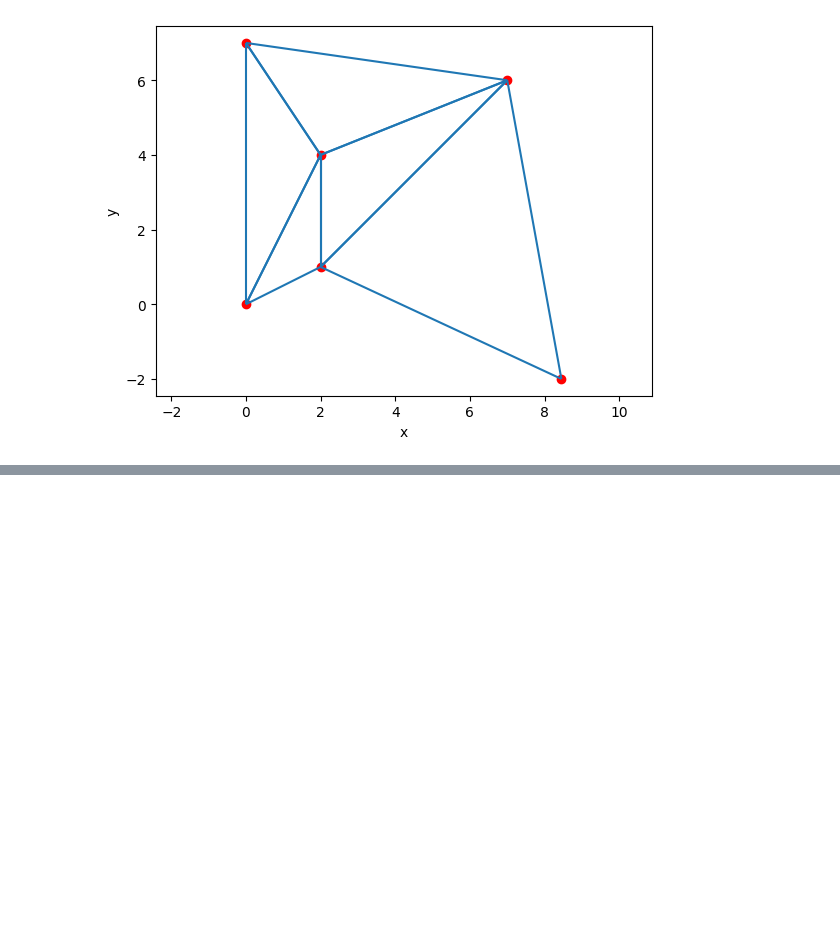
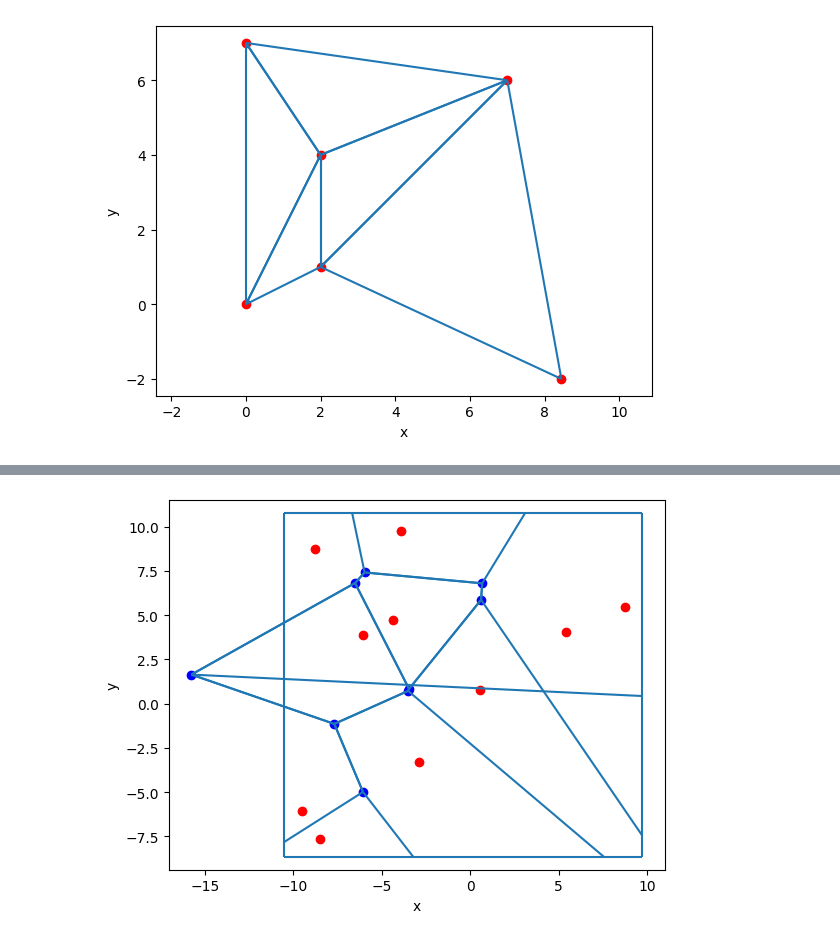
Before and after one commit to ReptilianEye/Voronoi-Diagram, a Jupyter notebook: delaunay.ipynb, the cells around one changed output, grey strips where cells are left out. Drawn from its saved outputs; the diff is of its cells as text; code cells hidden in the pictures; blank space fills up the shorter version.

```diff
--- a/delaunay.ipynb
+++ b/delaunay.ipynb
@@ -292,6 +290,9 @@ T2 = delauney(Points2)
 
 Points3 = generate_uniform_points(-10, 10, n=50)
 T3 = delauney(Points3)
+
+Points4 = generate_uniform_points(-10, 10, n=10)
+T4 = delauney(Points4)
 # %%
 def draw_delauney(T, Points):
     vis = Visualizer()
@@ -320,0 +433,5 @@ vis3.show()
+# %%
+vis_voronoi4 = draw_voronoi(T4, Points4)
+vis_voronoi4.show()
+# %% [output]
+[figure, added]
```
Also changed, not shown: parts of 16 cells of this notebook.
